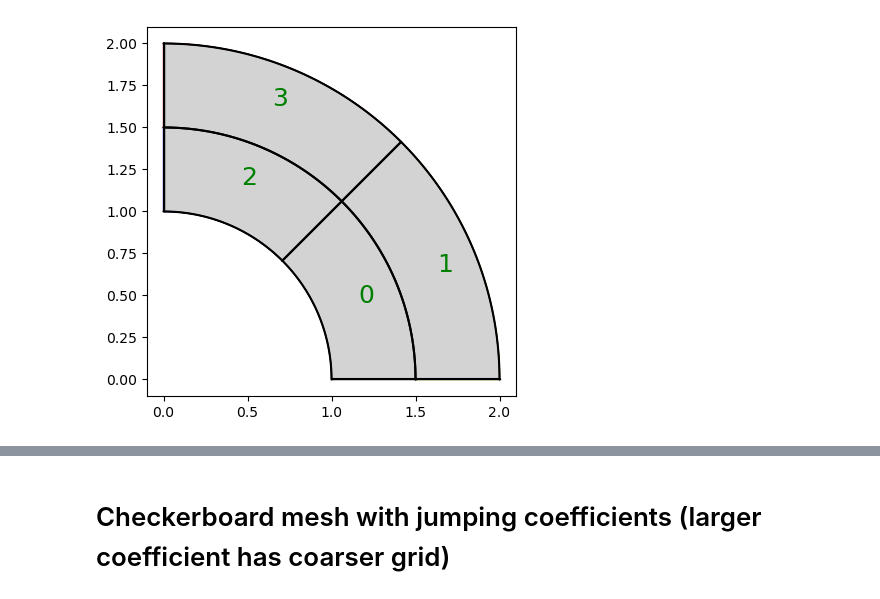
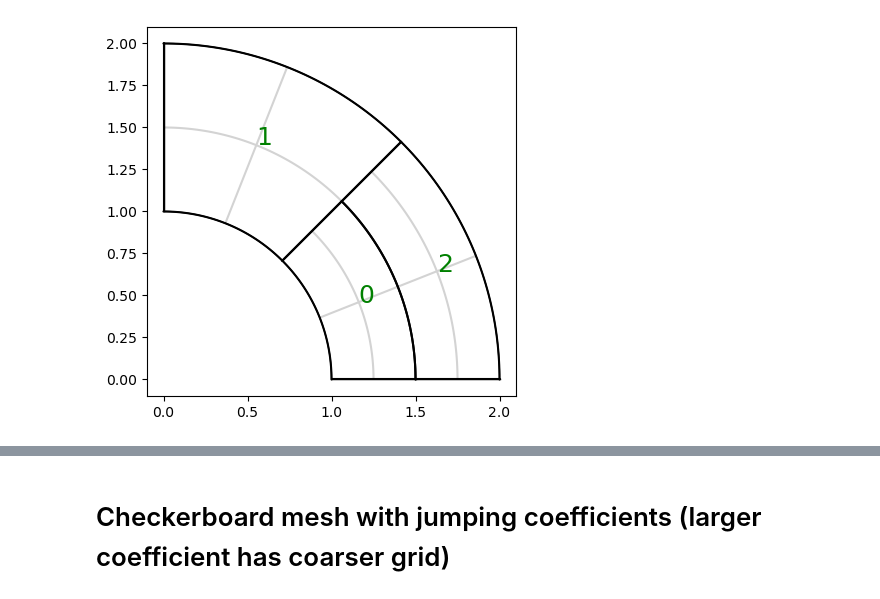
Before and after one commit to Stefan714/pyiga, a Jupyter notebook: notebooks/IETI.ipynb, the cells around one changed output, grey strips where cells are left out. Cells and saved outputs as stored; diff of their text form; code cells hidden in the pictures.

```diff
--- a/notebooks/IETI.ipynb
+++ b/notebooks/IETI.ipynb
@@ -330,17 +346,18 @@ class IetiSystem():
         self.RHS = RHS
         self.N = N
 
+        self.sanity_check()
+
         if loc_solver:
             assert len(loc_solver)==len(A), 'amount of local solvers does not match amount of local system matrices!'
             self.loc_solver=loc_solver
         else:
             self.loc_solver = [solvers.make_solver(a, spd=spd, symmetric=symmetric) for a in self.A]
 
-        self.sanity_check()
         self.K = len(A)
         self.nLagrangeMultipliers = self.B[0].shape[0]
 
-    def SaddlePointSystem(self, format='coo'):
+    def SaddlePointSystem(self, format='csr'):
         B = scipy.sparse.hstack(self.B)
         return scipy.sparse.bmat([[scipy.sparse.block_diag(self.A),B.T],[B,None]], format=format)
 
@@ -378,14 +395,13 @@ class ScaledDirichletPreconditioner():
         self.BN  = np.array([IMap.R_skeleton[p].shape[0] for p in range(self.K)])
         self.BN_ofs = np.cumsum(np.r_[0,self.BN])
 
-
         self.D = []
         self.S = [LinOp(IMap.R_skeleton[p]@A[p]@IMap.R_skeleton[p].T) -
                   LinOp(IMap.R_skeleton[p]@A[p]@IMap.R_interior[p].T)
                   @solvers.make_solver(IMap.R_interior[p]@A[p]@IMap.R_interior[p].T, spd=True)
                   @LinOp(IMap.R_interior[p]@A[p].T@IMap.R_skeleton[p].T) for p in range(self.K)]
 
-    def SchurMatrices(self):
+    def SchurMatrices(self): #for large number of degrees of freedom not feasible
         return [s@np.eye(s.shape[0]) for s in self.S]
 
     def setupMultiplicityScaling(self):
@@ -429,10 +445,10 @@ class ScaledDirichletPreconditioner():
 
     def prec(self):
         assert len(self.D)==self.K, 'Not all scaling matrices given! Call a setup routine first!'
-        BgD = [LinOp(self.B[p]@self.D[p]) for p in range(self.K)]
+        self.BgD = [LinOp(self.B[p]@self.D[p]) for p in range(self.K)]
         B = scipy.sparse.hstack(self.B)
-        print("Convergence condition: {:.3}".format(scipy.sparse.linalg.norm(B@scipy.sparse.block_diag(self.D).T@B.T@B-B))) #check Mandel/Tezaur condition
-        return operators.SumOperator([BgD[p]@self.S[p]@BgD[p].T for p in range(self.K)])
+        print("Convergence condition: {:.3}".format(scipy.sparse.linalg.norm(B@scipy.sparse.block_diag(self.D).T@B.T@B-B))) #check Algebraic condition
+        return operators.SumOperator([self.BgD[p]@self.S[p]@self.BgD[p].T for p in range(self.K)])
 # %%
 def MsD_deluxe_whole(IMap, S, B, C):
     S_ = [np.zeros(s.shape) for s in S]
@@ -448,37 +464,39 @@ def MsD_deluxe_whole(IMap, S, B, C):
         #print(S_[p].shape, C_[p].shape)
     return np.linalg.pinv(np.array([B_[p]@np.linalg.inv(scipy.sparse.block_array([[S_[p],C_[p].T],[C_[p],np.zeros(2*(C_[p].shape[0],))]]).toarray())@B_[p].T for p in range(len(S))]).sum(axis=0))
 # %%
-deg = 5
-N = 80
+deg = 1
+N = 2
 
 knots = (bspline.make_knots(deg,0,1,N),bspline.make_knots(deg,0,1,N))
 M = topology.PatchMesh([(knots,geometry.quarter_annulus())])
-M.h_refine();
+M.h_refine({0:0});
+M.h_refine({0:1});
+#M.h_refine();
 
-#M.set_domain_id({1:{0,3}})
+#M.h_refine({1:1})
+M.set_domain_id({1:{1}, 2:{2}})
+#M.h_refine({2:1})
 
-#M.h_refine();
-M.set_domain_id({1:{1}, 2:{2}, 3:{3}})
-#M.h_refine({1:None})
-M.h_refine(-1)
-#M.h_refine(-1)
-# M.h_refine(-1)
+f={0:lambda x,y: 100., 1:lambda x,y: 100., 2:lambda x,y: 100.}
+#idx=np.random.permutation(np.arange(4))
+#idx=np.arange(4)
+idx = [0,1,2]
+values = [1,1e4, 1]
 
-#M.h_refine({0:-1,3:-1})
-#M.h_refine({0:-1,3:-1})
-#M.h_refine({0:-1,3:-1})
-# M.h_refine({1:-1,2:-1})
-# M.h_refine({3:-1,2:-1})
-#M.h_refine({0:-1,3:-1})
-
-f={0:lambda x,y: 100., 1:lambda x,y: 100., 2:lambda x,y: 100., 3:lambda x,y: 100.}
-#idx=np.random.permutation(np.arange(4))
-idx=np.arange(4)
-a = {idx[0]:1.,idx[1]:1e2, idx[2]:1e4, idx[3]:1e6}
+a = {idx[0]:values[0],idx[1]:values[1], idx[2]:values[2]}
+#a = {0:1., 1:1e6, 2:1e4}
 dir_data = {0:0}
 
-M.draw(knots=1, patch_idx=1, color={0:"white", 1:"yellow", 2:"blue", 3:"red"})
 MP = assemble.Multipatch(M, automatch=True)
+marked_patches = {0}
+# while len(marked_patches)>0:
+#     marked_patches = consistency_split(MP,a)
+#     print(marked_patches)
+#     M.h_refine(patches=marked_patches,ref="rs");
+#     MP = assemble.Multipatch(M, automatch=True)
+
+M.draw(knots=1, patch_idx=1)#, color={0:'yellow', 1:'blue', 2:'red', 3:'green'})
+#plt.colorbar(label='Intensity')
 
 t = time.time()
 IMap = IetiMapper(M, dir_data)
@@ -504,7 +522,7 @@ t=time.time()
 loc_solver = primal.compute_PrimalBasis(A, B, RHS)
 print('Setting up primal basis and local solvers took '+str(time.time()-t)+' seconds.')
 A.append(primal.A_prim), B.append(primal.B_prim), RHS.append(primal.RHS_prim),
-loc_solver.append(solvers.make_solver(primal.A_prim, spd=True)), N.append(primal.A_prim.shape[0])
+loc_solver.append(solvers.make_solver(primal.A_prim, symmetric=True, spd=True)), N.append(primal.A_prim.shape[0])
 
 t=time.time()
 I = IetiSystem(A, B, RHS, N, loc_solver)
@@ -515,7 +533,7 @@ print('Setting up Schur system took '+str(time.time()-t)+' seconds.')
 
 print('\n')
 
-lam0, it, min_eig, max_eig, r = solvers.pcg(F, b, x0=None, maxiter=1000, P=1, output=True, rtol=1e-6, atol=1e-12)
+lam, it, min_eig, max_eig, r = solvers.pcg(F, b, x0=None, maxiter=1000, P=1, output=True, rtol=1e-6, atol=1e-12)
 print('#############################################################################################')
 
 t=time.time()
@@ -525,11 +543,11 @@ lam, it, min_eig, max_eig, r = solvers.pcg(F, b, x0=None, maxiter=200, P=P.prec(
 print('#############################################################################################')
 
 
-t=time.time()
-P.setupWeightScaling()
-print('Setting up weight scaling took '+str(time.time()-t)+' seconds.')
-lam, it, min_eig, max_eig, r = solvers.pcg(F, b, x0=None, maxiter=200, P=P.prec(), output=True, rtol=1e-6, atol=1e-12)
-print('#############################################################################################')
+# t=time.time()
+# P.setupWeightScaling()
+# print('Setting up weight scaling took '+str(time.time()-t)+' seconds.')
+# lam, it, min_eig, max_eig, r = solvers.pcg(F, b, x0=None, maxiter=200, P=P.prec(), output=True, rtol=1e-6, atol=1e-12)
+# print('#############################################################################################')
 
 t=time.time()
 P.setupCoefficientScaling(a)
@@ -537,11 +555,11 @@ print('Setting up coefficient scaling took '+str(time.time()-t)+' seconds.')
 lam, it, min_eig, max_eig, r = solvers.pcg(F, b, x0=None, maxiter=200, P=P.prec(), output=True, rtol=1e-6, atol=1e-12)
 print('#############################################################################################')
 
-t=time.time()
-P.setupDeluxeScaling()
-print('Setting up deluxe scaling took '+str(time.time()-t)+' seconds.')
-lam, it, min_eig, max_eig, r = solvers.pcg(F, b, x0=None, maxiter=200, P=P.prec(), output=True, rtol=1e-6, atol=1e-12)
-print('#############################################################################################')
+# t=time.time()
+# P.setupDeluxeScaling()
+# print('Setting up deluxe scaling took '+str(time.time()-t)+' seconds.')
+# lam, it, min_eig, max_eig, r = solvers.pcg(F, b, x0=None, maxiter=200, P=P.prec(), output=True, rtol=1e-6, atol=1e-12)
+# print('#############################################################################################')
 
 t=time.time()
 P.setupSelectionScaling()
@@ -555,13 +573,13 @@ print('#########################################################################
 # lam, it, min_eig, max_eig, r = solvers.pcg(F, b, x0=None, maxiter=200, P=Prec, output=True, rtol=1e-6, atol=1e-12)
 # print('#############################################################################################')
 
-u_delta = I.constructSolutionFromLagrangeMultipliers(lam0)[:-1]
-u_prim =primal.PrimalSolution(I.constructSolutionFromLagrangeMultipliers(lam0)[-1])
+u_delta = I.constructSolutionFromLagrangeMultipliers(lam)[:-1]
+u_prim =primal.PrimalSolution(I.constructSolutionFromLagrangeMultipliers(lam)[-1])
 
 u_delta = np.concatenate(IMap.completeDirichlet(u_delta))
 u_prim = np.concatenate(IMap.completeDirichlet(u_prim))
 
-MP.plot(u_delta)
-MP.plot(u_prim)
+# MP.plot(u_delta)
+# MP.plot(u_prim)
 MP.plot(u_delta+u_prim)
 # %% [output]
@@ -584,2 +602,2 @@ pcg with preconditioned condition number κ ~ 3.931 stopped after 7 iterations w
 #############################################################################################
-[figure, old version]
+[figure, new version]
```
Also changed, not shown: parts of 35 cells of this notebook, 4 other files.
